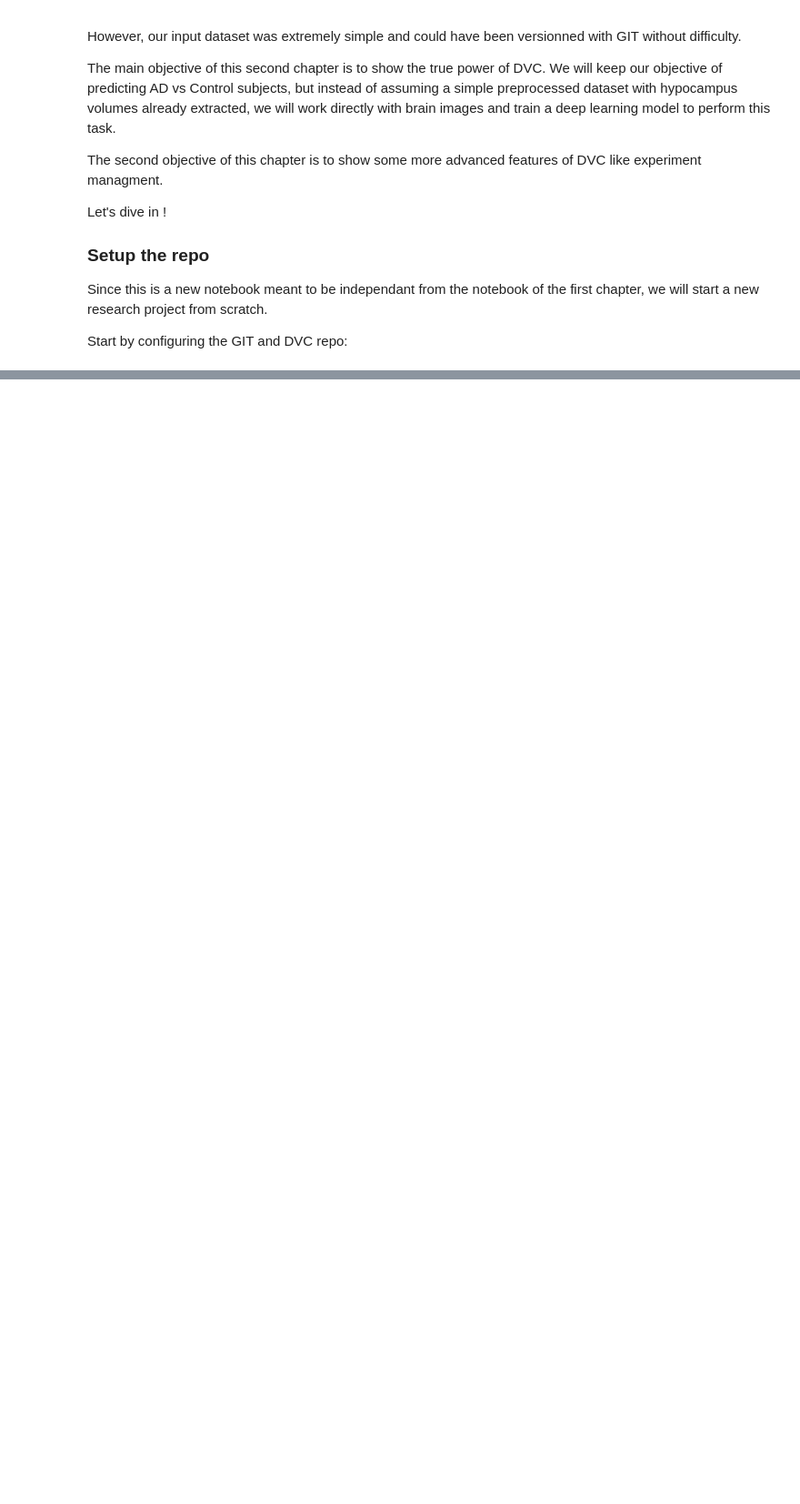
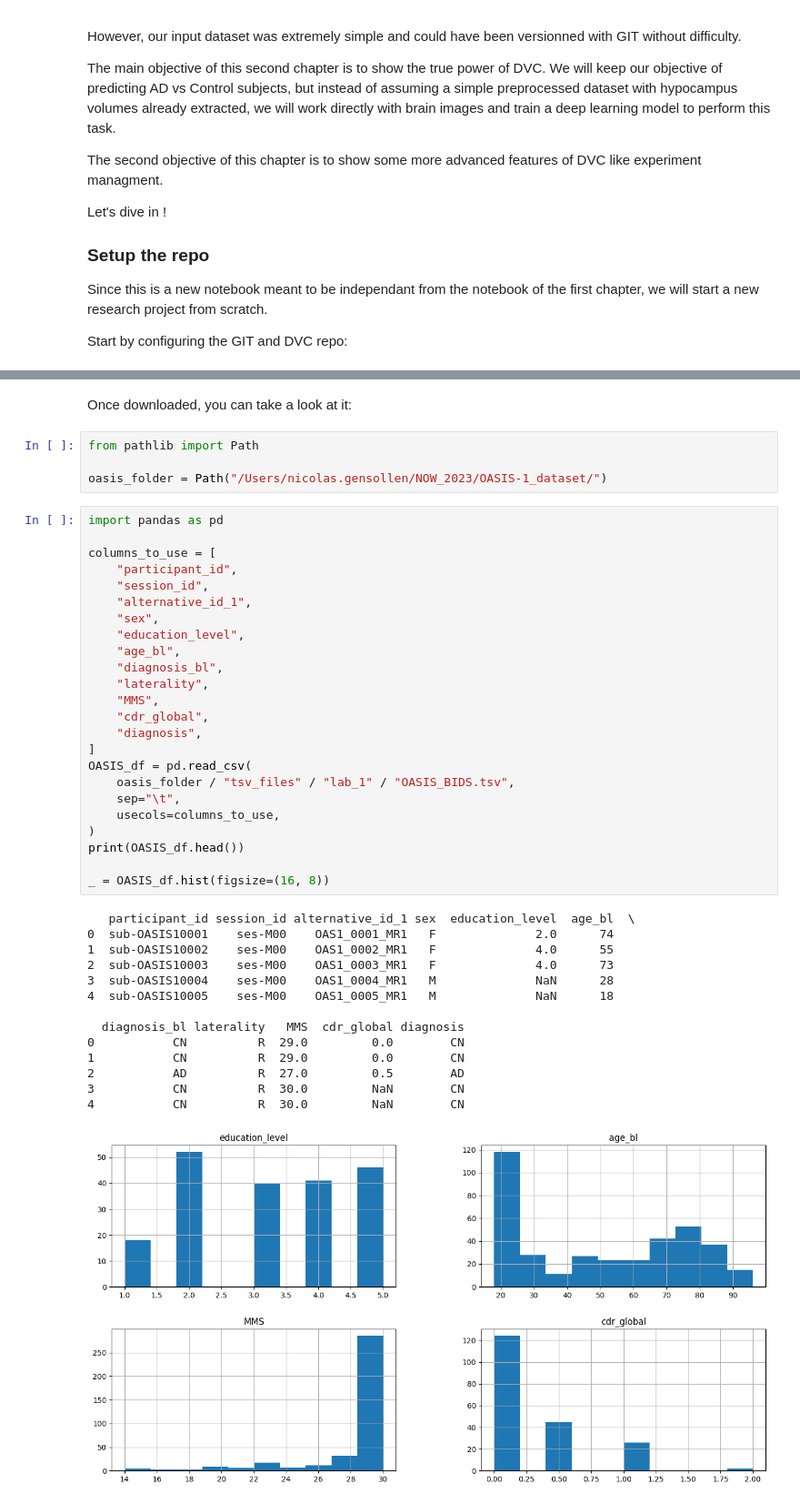
Before and after one commit to aramis-lab/NOW-2023, a Jupyter notebook: notebooks/data_versionning_2.ipynb, the cells around one changed output, grey strips where cells are left out. Shown at 91% size. Drawn from its saved outputs; the diff is of its cells as text; blank space fills up the shorter version.

```diff
--- a/notebooks/data_versionning_2.ipynb
+++ b/notebooks/data_versionning_2.ipynb
@@ -22,0 +72,45 @@ Start by configuring the GIT and DVC repo:
+# %% [markdown]
+Once downloaded, you can take a look at it:
+# %%
+from pathlib import Path
+
+oasis_folder = Path("/Users/nicolas.gensollen/NOW_2023/OASIS-1_dataset/")
+# %%
+import pandas as pd
+
+columns_to_use = [
+    "participant_id",
+    "session_id",
+    "alternative_id_1",
+    "sex",
+    "education_level",
+    "age_bl",
+    "diagnosis_bl",
+    "laterality",
+    "MMS",
+    "cdr_global",
+    "diagnosis",
+]
+OASIS_df = pd.read_csv(
+    oasis_folder / "tsv_files" / "lab_1" / "OASIS_BIDS.tsv",
+    sep="\t",
+    usecols=columns_to_use,
+)
+print(OASIS_df.head())
+
+_ = OASIS_df.hist(figsize=(16, 8))
+# %% [output]
+   participant_id session_id alternative_id_1 sex  education_level  age_bl  \
+0  sub-OASIS10001    ses-M00    OAS1_0001_MR1   F              2.0      74
+1  sub-OASIS10002    ses-M00    OAS1_0002_MR1   F              4.0      55
+2  sub-OASIS10003    ses-M00    OAS1_0003_MR1   F              4.0      73
+3  sub-OASIS10004    ses-M00    OAS1_0004_MR1   M              NaN      28
+4  sub-OASIS10005    ses-M00    OAS1_0005_MR1   M              NaN      18
+
+  diagnosis_bl laterality   MMS  cdr_global diagnosis
+0           CN          R  29.0         0.0        CN
+1           CN          R  29.0         0.0        CN
+2           AD          R  27.0         0.5        AD
+3           CN          R  30.0         NaN        CN
+4           CN          R  30.0         NaN        CN
+[figure, added]
```
Also changed, not shown: parts of 41 cells of this notebook, 1 other file.
